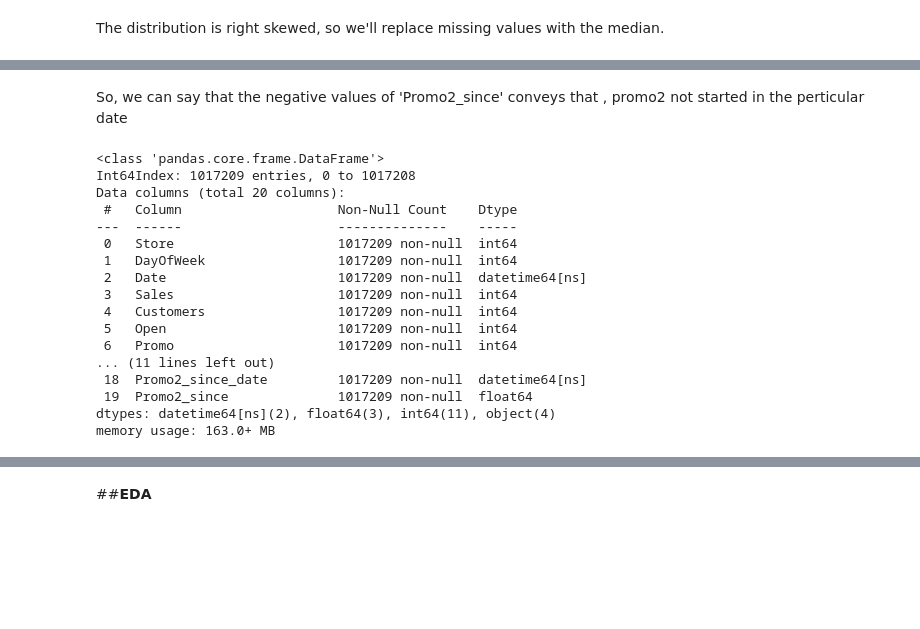
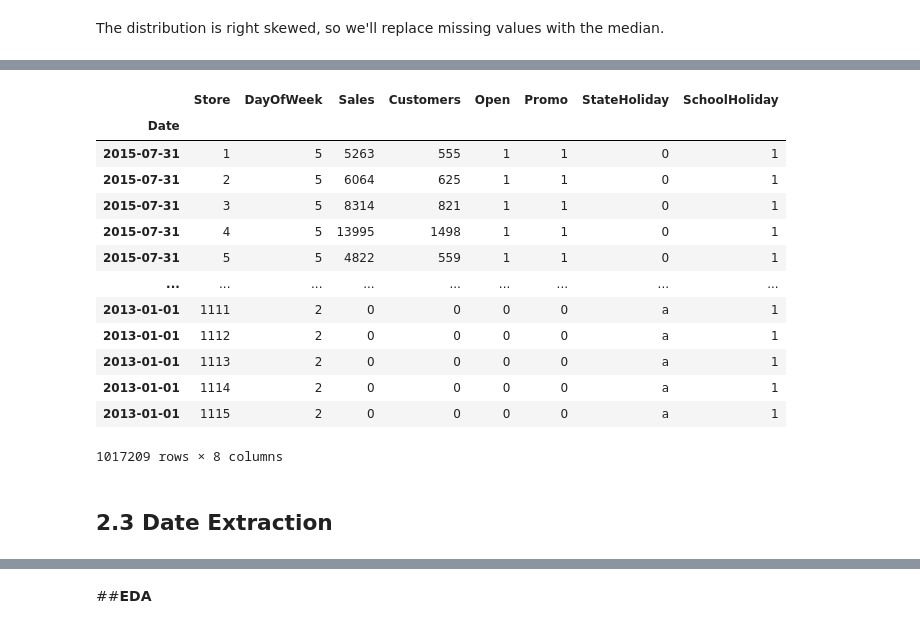
Before and after one commit to amalmon/RETAIL-SALES-PREDICTION, a Jupyter notebook: AMAL_Rossmann_Sales_Prediction_Capstone_Project.ipynb, the cells around one changed output, grey strips where cells are left out. Saved outputs shown, nothing was run; the diff lists cells and outputs as text; code cells hidden in the pictures; blank space fills up the shorter version.

```diff
--- a/AMAL_Rossmann_Sales_Prediction_Capstone_Project.ipynb
+++ b/AMAL_Rossmann_Sales_Prediction_Capstone_Project.ipynb
@@ -62,4 +56,4 @@ Mounted at /content/drive
 # %%
-rossmann_store_data= pd.read_csv('/content/drive/MyDrive/Almabetter/capstone projects/Capstone project 2 ML regression /Rossmann Stores Data.csv')
+rossmann_stores_data=pd.read_csv('/content/drive/MyDrive/Almabetter/capstone projects/Capstone project 2 ML regression /Rossmann Stores Data.csv',parse_dates=True,index_col = 'Date')
 # %%
 store_data=pd.read_csv('/content/drive/MyDrive/Almabetter/capstone projects/Capstone project 2 ML regression /store.csv')
@@ -555,2 +143,0 @@ final_df
-# %% [markdown]
-So, we can say that the negative values of 'Promo2_since' conveys that , promo2 not started in the perticular date
@@ -560,20 +143,0 @@ final_df['Promo2_since']=final_df['Promo2_since']/np.timedelta64(1,'D')
-# %%
-final_df.info()
-# %% [output]
-<class 'pandas.core.frame.DataFrame'>
-Int64Index: 1017209 entries, 0 to 1017208
-Data columns (total 20 columns):
- #   Column                    Non-Null Count    Dtype
----  ------                    --------------    -----
- 0   Store                     1017209 non-null  int64
- 1   DayOfWeek                 1017209 non-null  int64
- 2   Date                      1017209 non-null  datetime64[ns]
- 3   Sales                     1017209 non-null  int64
- 4   Customers                 1017209 non-null  int64
- 5   Open                      1017209 non-null  int64
- 6   Promo                     1017209 non-null  int64
-... (11 lines left out)
- 18  Promo2_since_date         1017209 non-null  datetime64[ns]
- 19  Promo2_since              1017209 non-null  float64
-dtypes: datetime64[ns](2), float64(3), int64(11), object(4)
-memory usage: 163.0+ MB
@@ -582,0 +147,19 @@ final_df.loc[final_df['Promo2_since']<0,'Promo2_since']=0
+# %%
+rossmann_stores_data
+# %% [output]
+|  | Store | DayOfWeek | Sales | Customers | Open | Promo | StateHoliday | SchoolHoliday |
+| Date |  |  |  |  |  |  |  |  |
+| 2015-07-31 | 1 | 5 | 5263 | 555 | 1 | 1 | 0 | 1 |
+| 2015-07-31 | 2 | 5 | 6064 | 625 | 1 | 1 | 0 | 1 |
+| 2015-07-31 | 3 | 5 | 8314 | 821 | 1 | 1 | 0 | 1 |
+| 2015-07-31 | 4 | 5 | 13995 | 1498 | 1 | 1 | 0 | 1 |
+| 2015-07-31 | 5 | 5 | 4822 | 559 | 1 | 1 | 0 | 1 |
+| ... | ... | ... | ... | ... | ... | ... | ... | ... |
+| 2013-01-01 | 1111 | 2 | 0 | 0 | 0 | 0 | a | 1 |
+| 2013-01-01 | 1112 | 2 | 0 | 0 | 0 | 0 | a | 1 |
+| 2013-01-01 | 1113 | 2 | 0 | 0 | 0 | 0 | a | 1 |
+| 2013-01-01 | 1114 | 2 | 0 | 0 | 0 | 0 | a | 1 |
+| 2013-01-01 | 1115 | 2 | 0 | 0 | 0 | 0 | a | 1 |
+1017209 rows × 8 columns
+# %% [markdown]
+## **2.3 Date Extraction**
```
Also changed, not shown: parts of 162 cells of this notebook.
